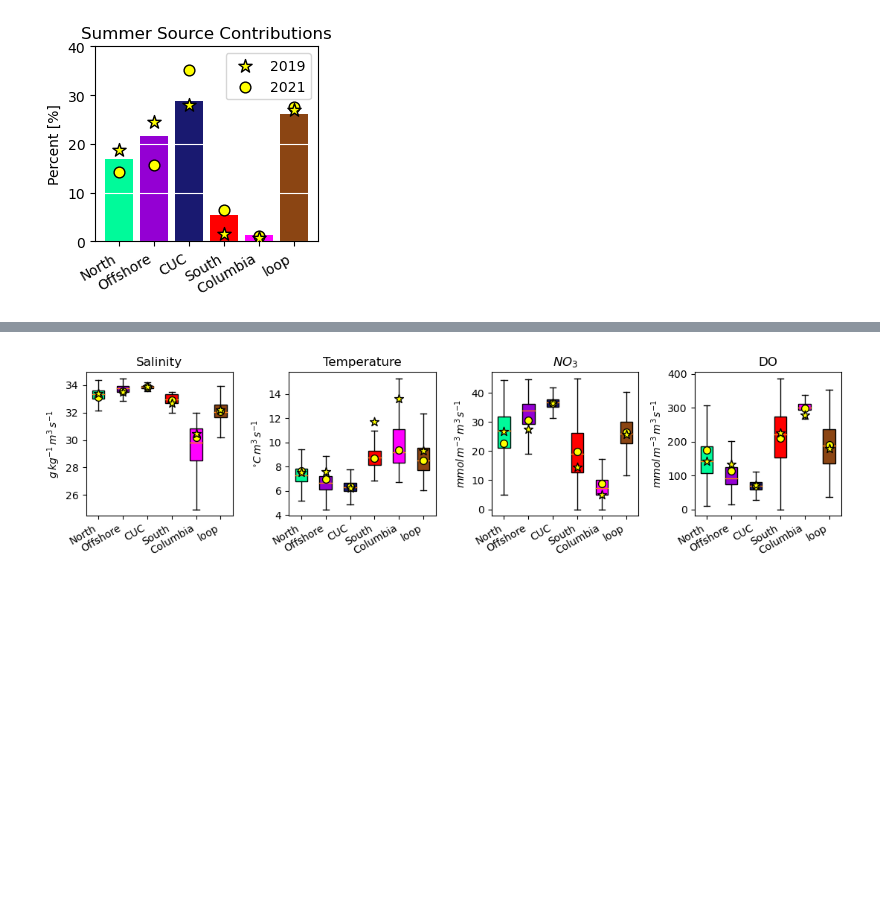
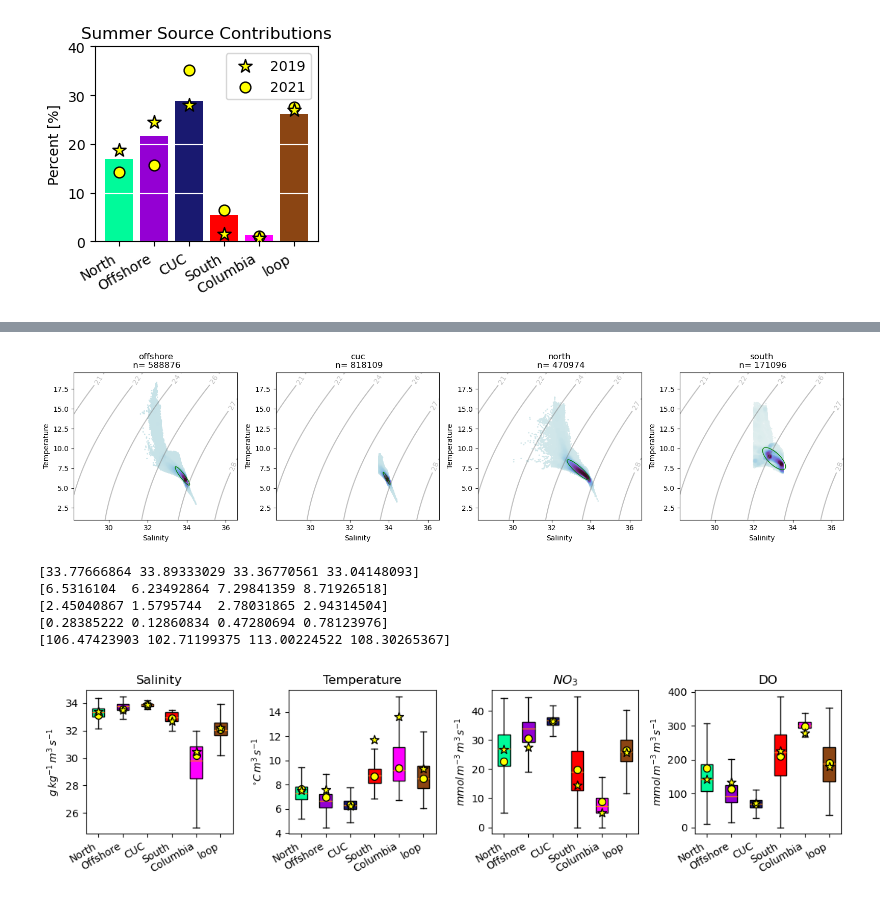
Before and after one commit to rbeutel/LO_user, a Jupyter notebook: ariane/OSManalysis.ipynb, the cells around one changed output, grey strips where cells are left out. Saved outputs shown, nothing was run; the diff lists cells and outputs as text; code cells hidden in the pictures; blank space fills up the shorter version.

```diff
--- a/ariane/OSManalysis.ipynb
+++ b/ariane/OSManalysis.ipynb
@@ -137,0 +275,24 @@ plt.savefig("./figures/summerbar.jpg")
+# %%
+# TS digrams with ellipse
+regions = ['offshore','cuc','north','south']
+x_mean, y_mean, width, height, angle = np.zeros(len(regions)), np.zeros(len(regions)), np.zeros(len(regions)), np.zeros(len(regions)), np.zeros(len(regions))
+
+fig, ax = plt.subplots(1,len(regions),figsize=[len(regions)*4,4])
+for i in range(len(ax)):
+    TS(tracers[tracers.season == 'summer'],regions[i],ax[i])
+    x_mean[i], y_mean[i], width[i], height[i], angle[i] = percentile_ellipse(np.array(tracers.salt[(tracers.season == 'summer') & (tracers.section == regions[i])]), np.array(tracers.temperature[(tracers.season == 'summer') & (tracers.section == regions[i])]), ax[i], percentile=75, edgecolor='green')
+plt.tight_layout()
+# %% [output]
+[figure, added]
+# %%
+print(x_mean)
+print(y_mean)
+print(width)
+print(height)
+print(angle)
+# %% [output]
+[33.77666864 33.89333029 33.36770561 33.04148093]
+[6.5316104  6.23492864 7.29841359 8.71926518]
+[2.45040867 1.5795744  2.78031865 2.94314504]
+[0.28385222 0.12860834 0.47280694 0.78123976]
+[106.47423903 102.71199375 113.00224522 108.30265367]
```
Also changed, not shown: parts of 14 cells of this notebook, 2 other files.
